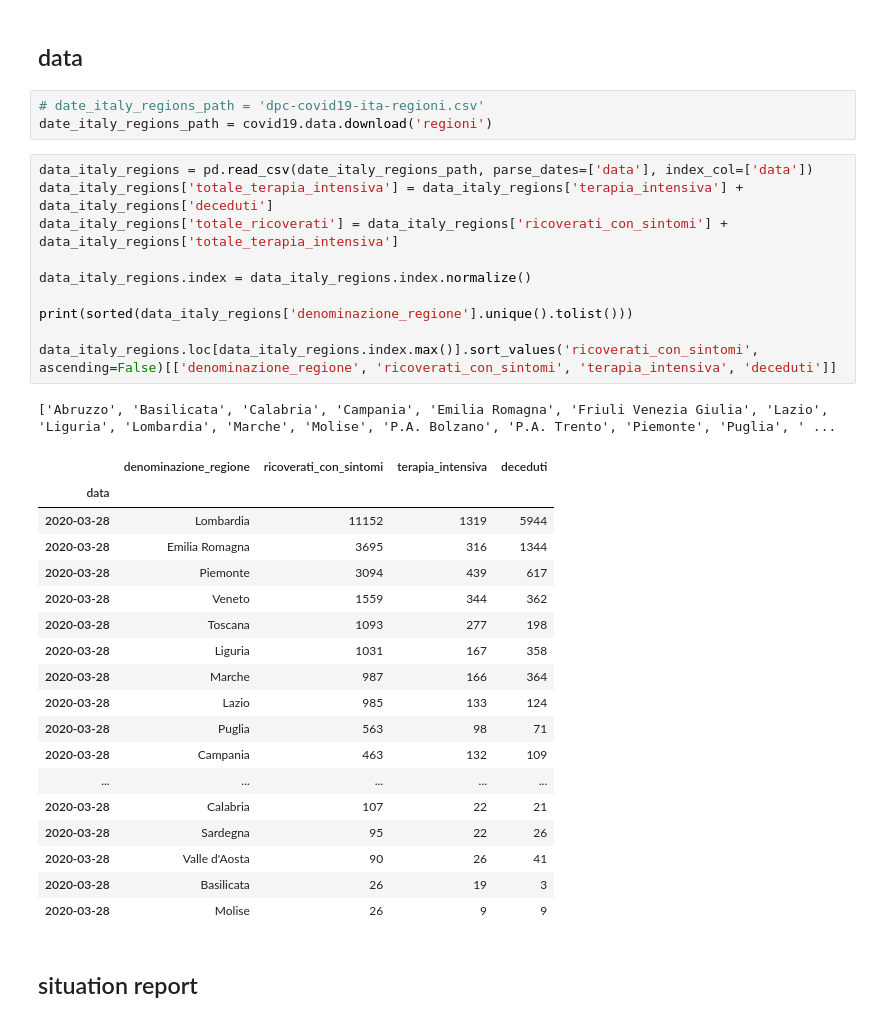
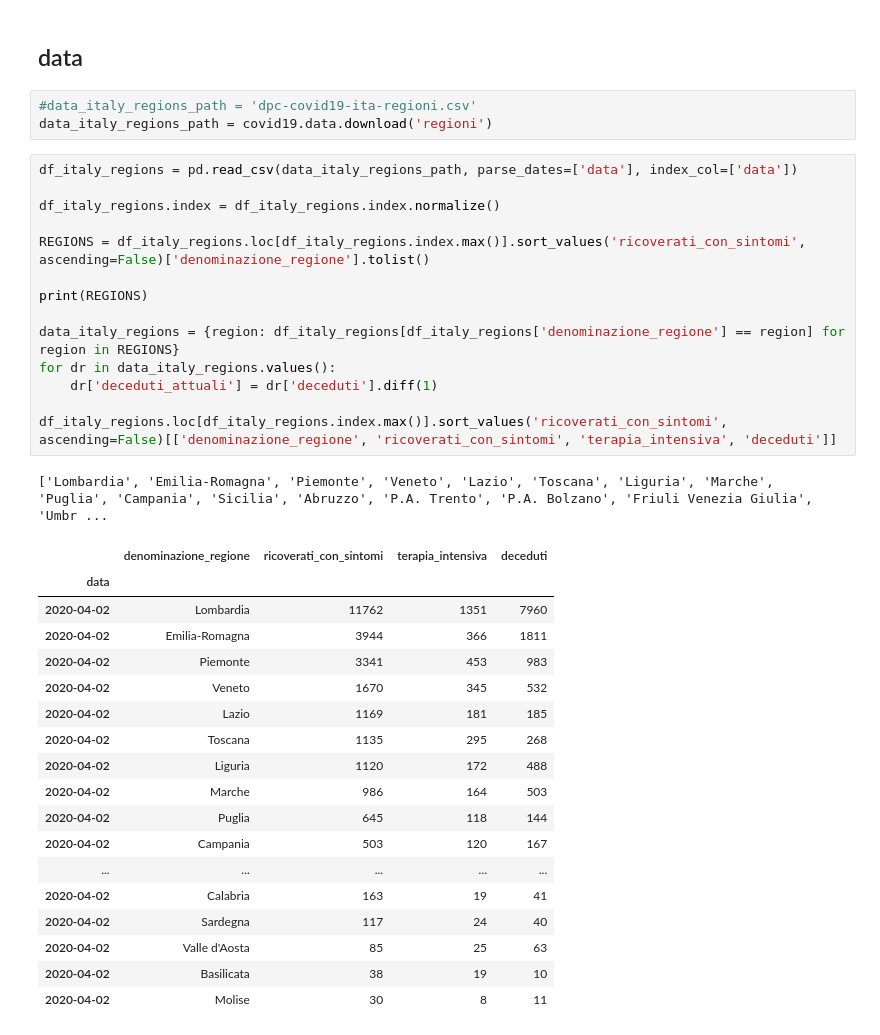
Before and after one commit to riuffa/covid-19-notebooks, a Jupyter notebook: notebooks/italy-regions-situation-report.ipynb, the cells around one changed output. Drawn from its saved outputs; the diff is of its cells as text.

```diff
--- a/notebooks/italy-regions-situation-report.ipynb
+++ b/notebooks/italy-regions-situation-report.ipynb
@@ -26,37 +22,39 @@ import covid19
 # %% [markdown]
 ## data
 # %%
-# date_italy_regions_path = 'dpc-covid19-ita-regioni.csv'
-date_italy_regions_path = covid19.data.download('regioni')
+#data_italy_regions_path = 'dpc-covid19-ita-regioni.csv'
+data_italy_regions_path = covid19.data.download('regioni')
 # %%
-data_italy_regions = pd.read_csv(date_italy_regions_path, parse_dates=['data'], index_col=['data'])
-data_italy_regions['totale_terapia_intensiva'] = data_italy_regions['terapia_intensiva'] + data_italy_regions['deceduti']
-data_italy_regions['totale_ricoverati'] = data_italy_regions['ricoverati_con_sintomi'] + data_italy_regions['totale_terapia_intensiva']
+df_italy_regions = pd.read_csv(data_italy_regions_path, parse_dates=['data'], index_col=['data'])
 
-data_italy_regions.index = data_italy_regions.index.normalize()
+df_italy_regions.index = df_italy_regions.index.normalize()
 
-print(sorted(data_italy_regions['denominazione_regione'].unique().tolist()))
+REGIONS = df_italy_regions.loc[df_italy_regions.index.max()].sort_values('ricoverati_con_sintomi', ascending=False)['denominazione_regione'].tolist()
 
-data_italy_regions.loc[data_italy_regions.index.max()].sort_values('ricoverati_con_sintomi', ascending=False)[['denominazione_regione', 'ricoverati_con_sintomi', 'terapia_intensiva', 'deceduti']]
+print(REGIONS)
+
+data_italy_regions = {region: df_italy_regions[df_italy_regions['denominazione_regione'] == region] for region in REGIONS}
+for dr in data_italy_regions.values():
+    dr['deceduti_attuali'] = dr['deceduti'].diff(1)
+
+df_italy_regions.loc[df_italy_regions.index.max()].sort_values('ricoverati_con_sintomi', ascending=False)[['denominazione_regione', 'ricoverati_con_sintomi', 'terapia_intensiva', 'deceduti']]
 # %% [output]
-['Abruzzo', 'Basilicata', 'Calabria', 'Campania', 'Emilia Romagna', 'Friuli Venezia Giulia', 'Lazio', 'Liguria', 'Lombardia', 'Marche', 'Molise', 'P.A. Bolzano', 'P.A. Trento', 'Piemonte', 'Puglia', ' ...
+['Lombardia', 'Emilia-Romagna', 'Piemonte', 'Veneto', 'Lazio', 'Toscana', 'Liguria', 'Marche', 'Puglia', 'Campania', 'Sicilia', 'Abruzzo', 'P.A. Trento', 'P.A. Bolzano', 'Friuli Venezia Giulia', 'Umbr ...
 |  | denominazione_regione | ricoverati_con_sintomi | terapia_intensiva | deceduti |
 | data |  |  |  |  |
-| 2020-03-28 | Lombardia | 11152 | 1319 | 5944 |
-| 2020-03-28 | Emilia Romagna | 3695 | 316 | 1344 |
-| 2020-03-28 | Piemonte | 3094 | 439 | 617 |
-| 2020-03-28 | Veneto | 1559 | 344 | 362 |
-| 2020-03-28 | Toscana | 1093 | 277 | 198 |
-| 2020-03-28 | Liguria | 1031 | 167 | 358 |
-| 2020-03-28 | Marche | 987 | 166 | 364 |
-| 2020-03-28 | Lazio | 985 | 133 | 124 |
-| 2020-03-28 | Puglia | 563 | 98 | 71 |
-| 2020-03-28 | Campania | 463 | 132 | 109 |
+| 2020-04-02 | Lombardia | 11762 | 1351 | 7960 |
+| 2020-04-02 | Emilia-Romagna | 3944 | 366 | 1811 |
+| 2020-04-02 | Piemonte | 3341 | 453 | 983 |
+| 2020-04-02 | Veneto | 1670 | 345 | 532 |
+| 2020-04-02 | Lazio | 1169 | 181 | 185 |
+| 2020-04-02 | Toscana | 1135 | 295 | 268 |
+| 2020-04-02 | Liguria | 1120 | 172 | 488 |
+| 2020-04-02 | Marche | 986 | 164 | 503 |
+| 2020-04-02 | Puglia | 645 | 118 | 144 |
+| 2020-04-02 | Campania | 503 | 120 | 167 |
 | ... | ... | ... | ... | ... |
-| 2020-03-28 | Calabria | 107 | 22 | 21 |
-| 2020-03-28 | Sardegna | 95 | 22 | 26 |
-| 2020-03-28 | Valle d'Aosta | 90 | 26 | 41 |
-| 2020-03-28 | Basilicata | 26 | 19 | 3 |
-| 2020-03-28 | Molise | 26 | 9 | 9 |
+| 2020-04-02 | Calabria | 163 | 19 | 41 |
+| 2020-04-02 | Sardegna | 117 | 24 | 40 |
+| 2020-04-02 | Valle d'Aosta | 85 | 25 | 63 |
+| 2020-04-02 | Basilicata | 38 | 19 | 10 |
+| 2020-04-02 | Molise | 30 | 8 | 11 |
-# %% [markdown]
-## situation report
```
Also changed, not shown: parts of 12 cells of this notebook, 2 other files.
